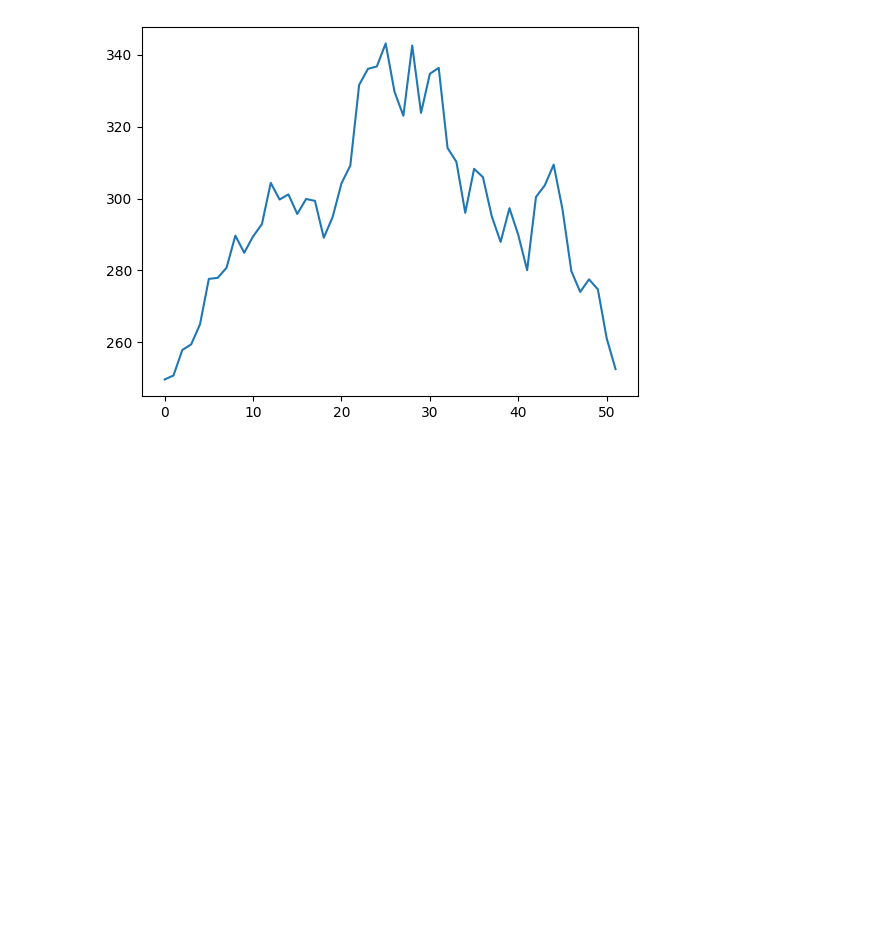
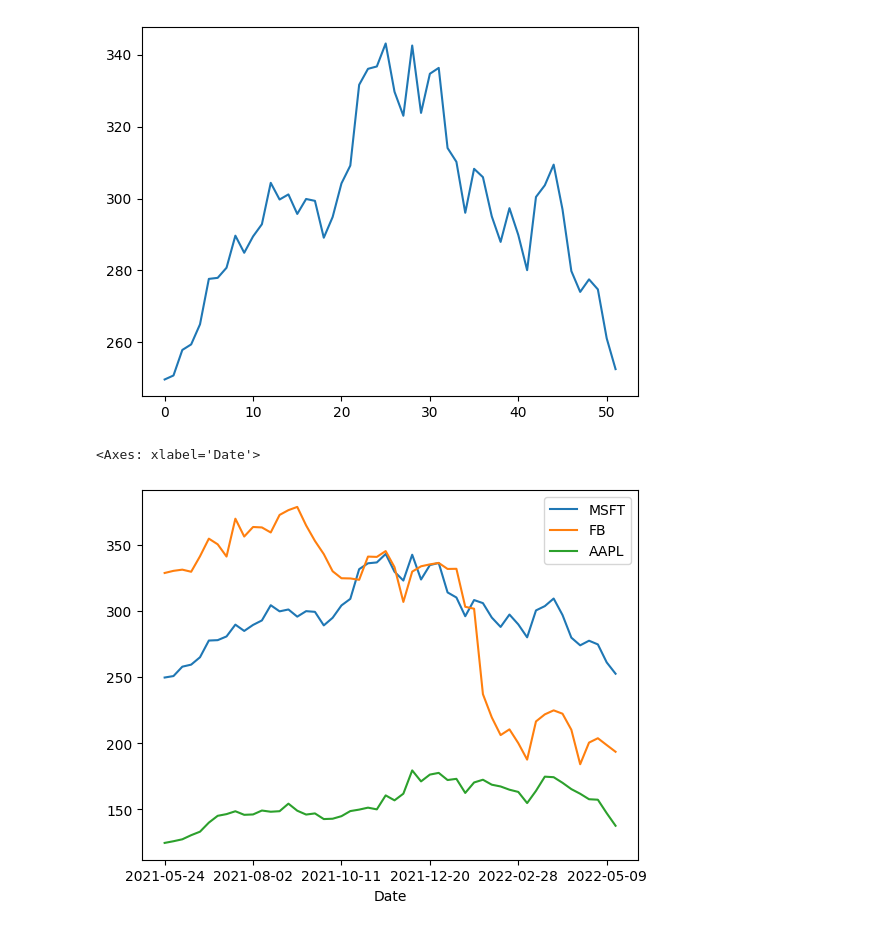
Before and after one commit to simran-aug15/Matplotlib, a Jupyter notebook: dataframeplot.ipynb, the cells around one changed output. Drawn from its saved outputs; the diff is of its cells as text; code cells hidden in the pictures; blank space fills up the shorter version.

```diff
--- a/dataframeplot.ipynb
+++ b/dataframeplot.ipynb
@@ -49,3 +49,9 @@ stocks['MSFT'].plot(kind='line')
 # %% [output]
 <Axes: >
 [figure]
+# %%
+# Lineplot on dataframe
+stocks.plot(kind='line',x='Date')
+# %% [output]
+<Axes: xlabel='Date'>
+[figure, added]
```
Also changed, not shown: parts of 1 cell of this notebook.
